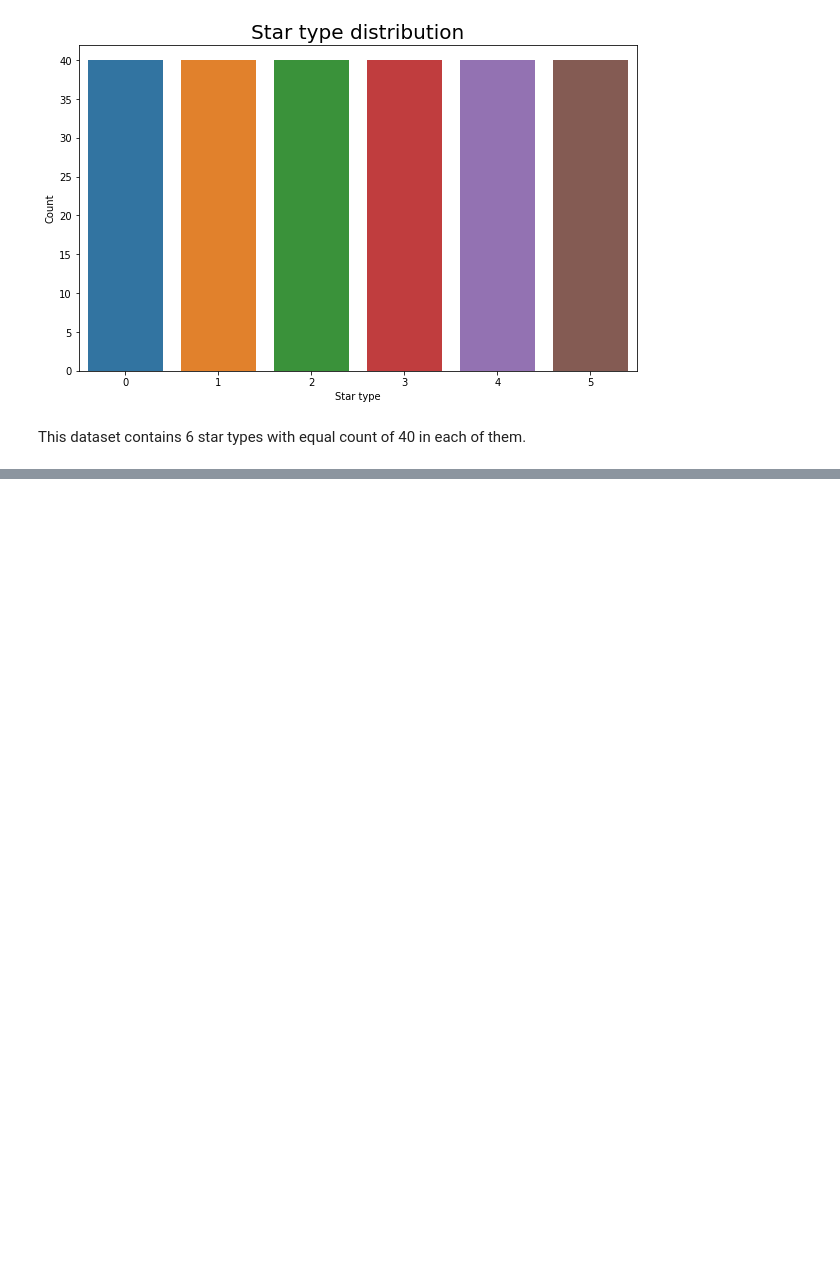
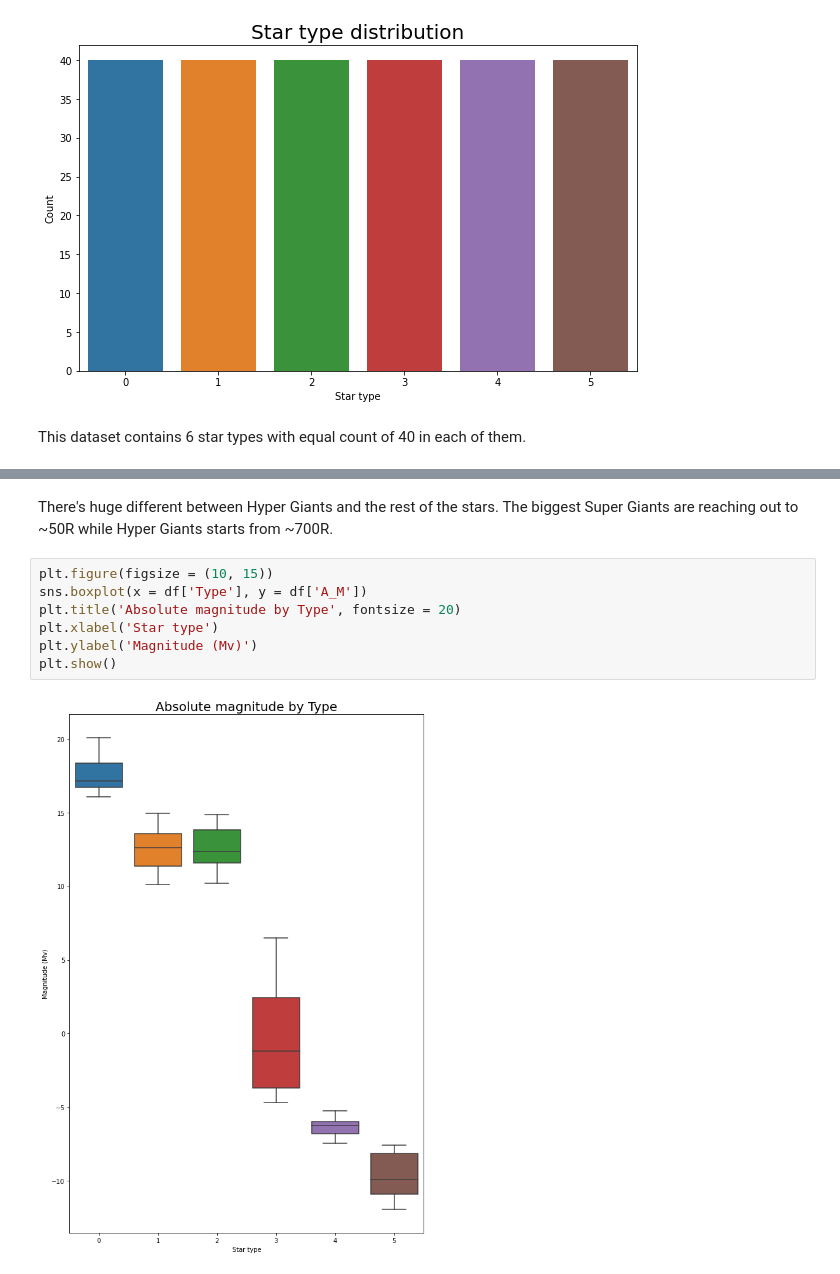
Before and after one commit to krystian-kopaniarz/star-types-analysis, a Jupyter notebook: Projekt.ipynb, the cells around one changed output, grey strips where cells are left out. Drawn from its saved outputs; the diff is of its cells as text; blank space fills up the shorter version.

```diff
--- a/Projekt.ipynb
+++ b/Projekt.ipynb
@@ -110,0 +156,11 @@ This dataset contains 6 star types with equal count of 40 in each of them.
+# %% [markdown]
+There's huge different between Hyper Giants and the rest of the stars. The biggest Super Giants are reaching out to ~50R while Hyper Giants starts from ~700R.
+# %%
+plt.figure(figsize = (10, 15))
+sns.boxplot(x = df['Type'], y = df['A_M'])
+plt.title('Absolute magnitude by Type', fontsize = 20)
+plt.xlabel('Star type')
+plt.ylabel('Magnitude (Mv)')
+plt.show()
+# %% [output]
+[figure, added]
```
Also changed, not shown: parts of 12 cells of this notebook.
